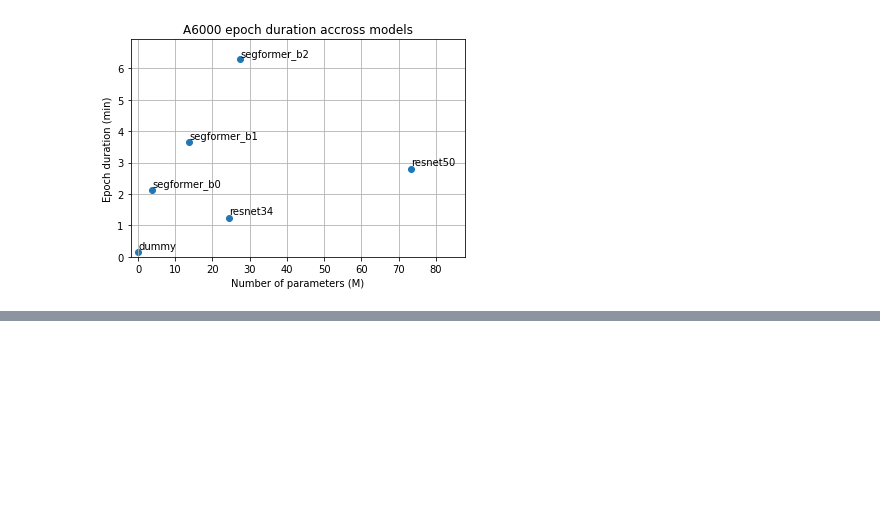
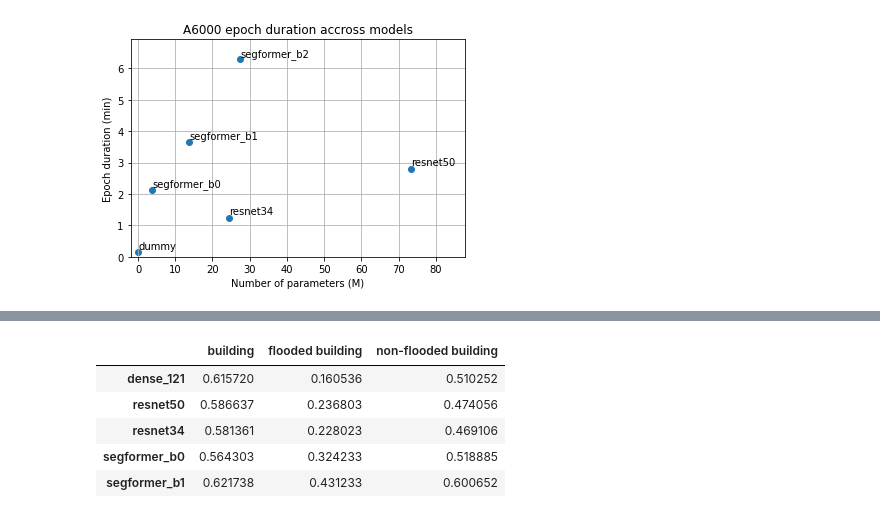
Before and after one commit to nesaboz/SpaceNet8, a Jupyter notebook: baseline/experiments/experiment.ipynb, the cells around one changed output, grey strips where cells are left out. Cells and saved outputs as stored; diff of their text form; code cells hidden in the pictures; blank space fills up the shorter version.

```diff
--- a/baseline/experiments/experiment.ipynb
+++ b/baseline/experiments/experiment.ipynb
@@ -103,0 +119,21 @@ Created file.
+# %%
+l = ['dense_121', 'resnet50', 'resnet34', 'segformer_b0', 'segformer_b1']
+m = {x + '_siamese': x for x in l}
+
+building = {}
+flooded_building = {}
+non_flooded_building = {}  # key: {} for key in l}
+d = {key:{} for key in l}
+for key, value in cache.items():
+    # foundation training
+    if 'foundation eval' in value:
+        row = value['foundation eval']
+        model_name = row['model_name']
+        d[model_name]['building'] = row['metrics_by_class']['building']['iou']
+    if 'flood eval' in value:
+        row = value['flood eval']
+        model_name_siamese = row['model_name']
+        model_name = m[model_name_siamese]
+        d[model_name]['flooded building'] = row['metrics_by_class']['flooded building']['iou']
+        d[model_name]['non-flooded building'] = row['metrics_by_class']['non-flooded building']['iou']
+d
@@ -103,0 +158,9 @@ Created file.
+# %%
+df
+# %% [output]
+|  | building | flooded building | non-flooded building |
+| dense_121 | 0.615720 | 0.160536 | 0.510252 |
+| resnet50 | 0.586637 | 0.236803 | 0.474056 |
+| resnet34 | 0.581361 | 0.228023 | 0.469106 |
+| segformer_b0 | 0.564303 | 0.324233 | 0.518885 |
+| segformer_b1 | 0.621738 | 0.431233 | 0.600652 |
```
Also changed, not shown: parts of 12 cells of this notebook, 2 other files.
